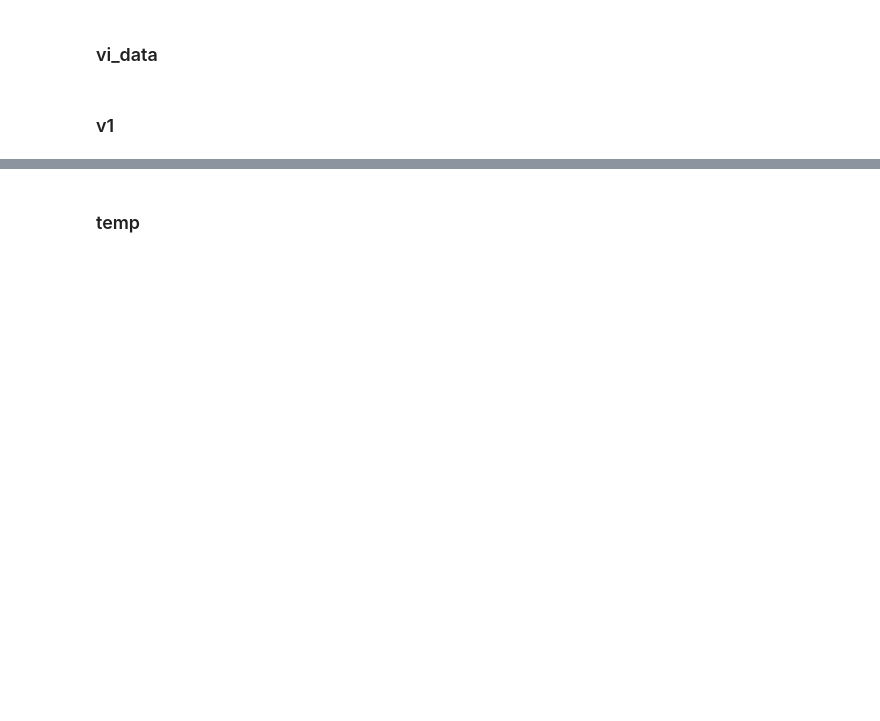
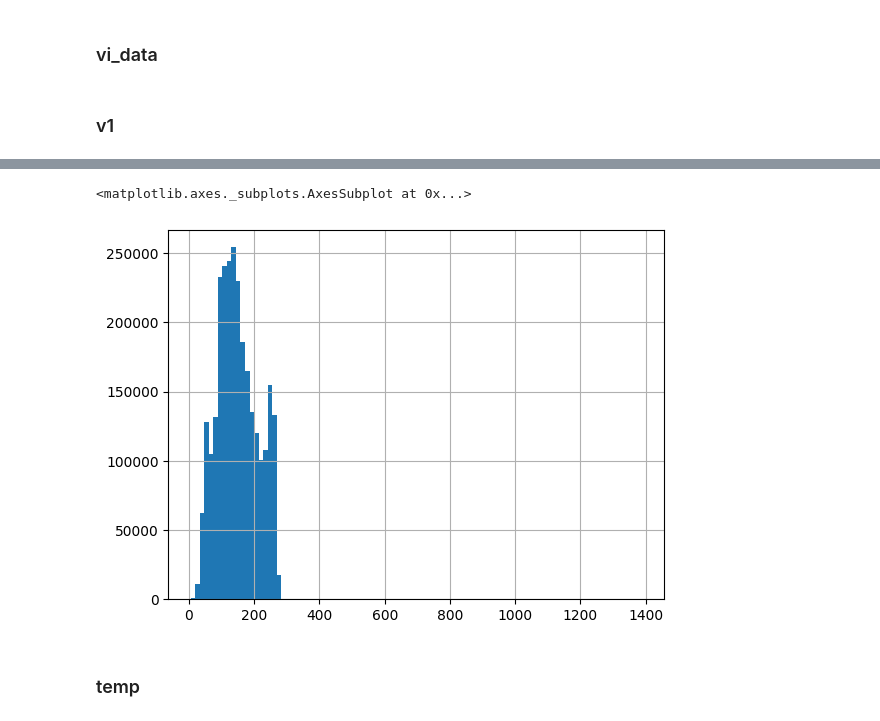
Before and after one commit to tuyendv268/ddp, a Jupyter notebook: notebooks/prepare_data.ipynb, the cells around one changed output, grey strips where cells are left out. Drawn from its saved outputs; the diff is of its cells as text; code cells hidden in the pictures; blank space fills up the shorter version.

```diff
--- a/notebooks/prepare_data.ipynb
+++ b/notebooks/prepare_data.ipynb
@@ -168,0 +201,6 @@ save_data(path, data[0:30000])
+# %%
+path = '/home/tuyendv/Desktop/reranker/data/processed-ir-data/train'
+data = load_data(path)
+# %%
+df = pd.DataFrame(data)
+df.head()
@@ -169,3 +237,9 @@ save_data(path, data[0:30000])
+# %%
+lengths = [i for j in df.length.tolist() for i in j]
+pd.DataFrame(lengths, columns=["lengths"]).lengths.hist(bins=100)
+# %% [output]
+<matplotlib.axes._subplots.AxesSubplot at 0x...>
+[figure, added]
 # %% [markdown]
 ### temp
 # %%
```
Also changed, not shown: parts of 19 cells of this notebook, 3 other files.
